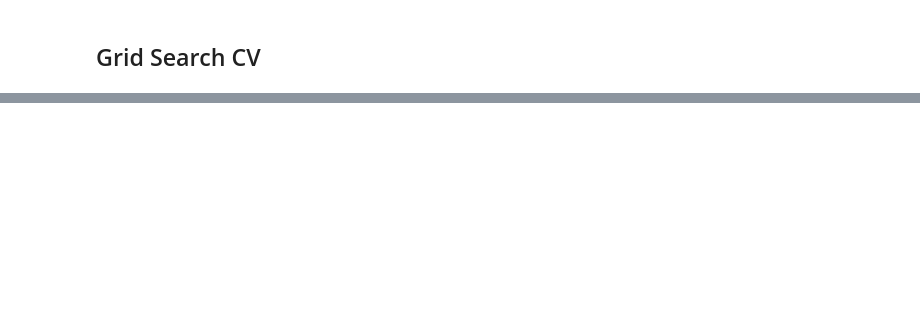
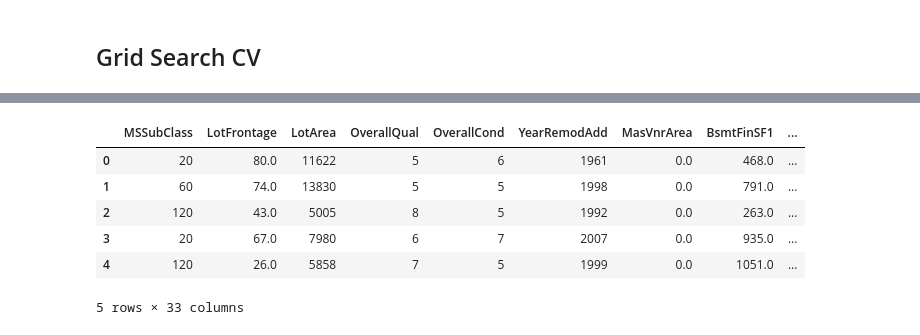
Before and after one commit to cyongkypranowo/Predict-Real-Estate-with-Random-Forest-Algorithm, a Jupyter notebook: Weekly_Assesment_1_TheWooz_CV.ipynb, the cells around one changed output, grey strips where cells are left out. Saved outputs shown, nothing was run; the diff lists cells and outputs as text; code cells hidden in the pictures; blank space fills up the shorter version.

```diff
--- a/Weekly_Assesment_1_TheWooz_CV.ipynb
+++ b/Weekly_Assesment_1_TheWooz_CV.ipynb
@@ -385,13 +396,19 @@ X_train, X_test, y_train, y_test = train_test_split(X, y, test_size=0.2, random_
 # %%
 rf = RandomForestRegressor()
 
-n_estimators = [int(x) for x in np.linspace(start=2000, stop=20000, num=10)]
+n_estimators = [int(x) for x in np.linspace(start=20, stop=200, num=10)]
 max_depth = [int(x) for x in np.linspace(10, 110, num=11)]
 max_depth.append(None)
+min_samples_split = [2, 5, 10]
+min_samples_leaf = [1, 2, 4]
+bootstrap = [True, False]
 
 random_grid = {
     'n_estimators': n_estimators,
-    'max_depth': max_depth
+    'max_depth': max_depth,
+    'min_samples_split': min_samples_split,
+    'min_samples_leaf': min_samples_leaf,
+    'bootstrap': bootstrap
 }
 
 random_grid
@@ -581,0 +616,27 @@ Test - Train   -0.12098548191138303
+# %%
+test_data = train_df.drop('SalePrice', axis=1)
+
+base_predicted_data = test[
+    test_data.columns.tolist()
+]
+rs_predicted_data = test[
+    test_data.columns.tolist()
+]
+gs_predicted_data = test[
+    test_data.columns.tolist()
+]
+# %%
+base_pred = base_model.predict(base_predicted_data)
+rs_pred = best_random.predict(rs_predicted_data)
+gs_pred = best_grid.predict(gs_predicted_data)
+# %%
+base_predicted_data['SalePrice'] = pd.Series(base_pred)
+base_predicted_data.head()
+# %% [output]
+|  | MSSubClass | LotFrontage | LotArea | OverallQual | OverallCond | YearRemodAdd | MasVnrArea | BsmtFinSF1 | ... |
+| 0 | 20 | 80.0 | 11622 | 5 | 6 | 1961 | 0.0 | 468.0 | ... |
+| 1 | 60 | 74.0 | 13830 | 5 | 5 | 1998 | 0.0 | 791.0 | ... |
+| 2 | 120 | 43.0 | 5005 | 8 | 5 | 1992 | 0.0 | 263.0 | ... |
+| 3 | 20 | 67.0 | 7980 | 6 | 7 | 2007 | 0.0 | 935.0 | ... |
+| 4 | 120 | 26.0 | 5858 | 7 | 5 | 1999 | 0.0 | 1051.0 | ... |
+5 rows × 33 columns
```
Also changed, not shown: parts of 32 cells of this notebook.
